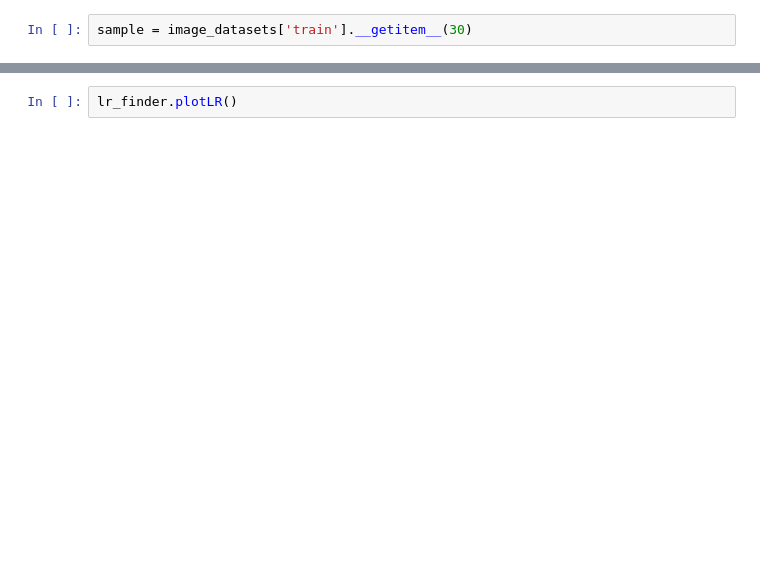
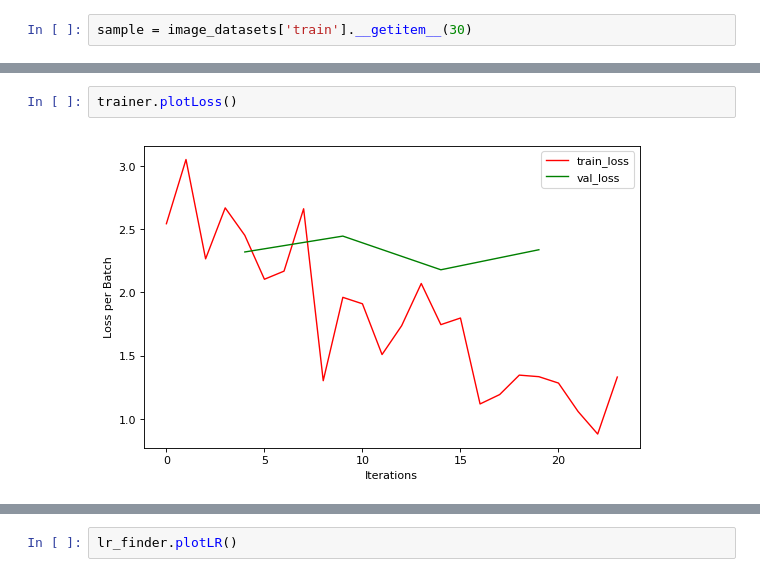
Before and after one commit to talwarabhimanyu/Deep_Learning_Projects, a Jupyter notebook: Pytorch/CIFAR-10 Experiments/CIFAR-10.ipynb, the cells around one changed output, grey strips where cells are left out. Cells and saved outputs as stored; diff of their text form; blank space fills up the shorter version.

```diff
--- a/Pytorch/CIFAR-10 Experiments/CIFAR-10.ipynb
+++ b/Pytorch/CIFAR-10 Experiments/CIFAR-10.ipynb
@@ -92,5 +93,9 @@ trainer.train(image_loaders, num_iters=30, iter_type='batch')
 # %% [output]
 [interactive output not drawn]
+# %%
+trainer.plotLoss()
+# %% [output]
+[figure, added]
 # %%
 trainer.plotLoss()
 # %% [output]
```
Also changed, not shown: parts of 8 cells of this notebook, 2 other files.
